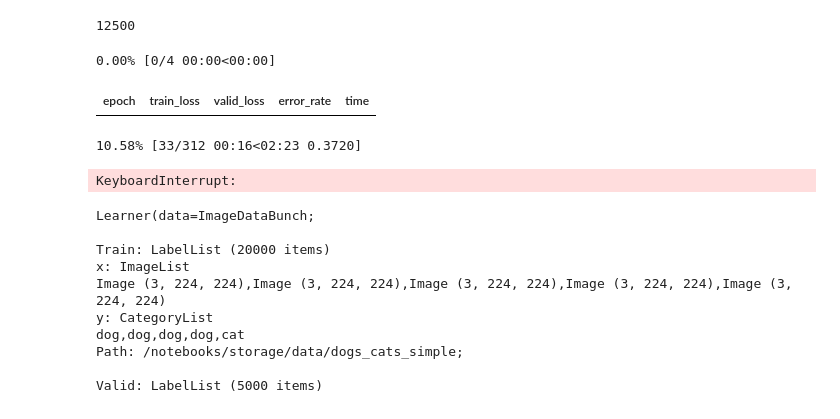
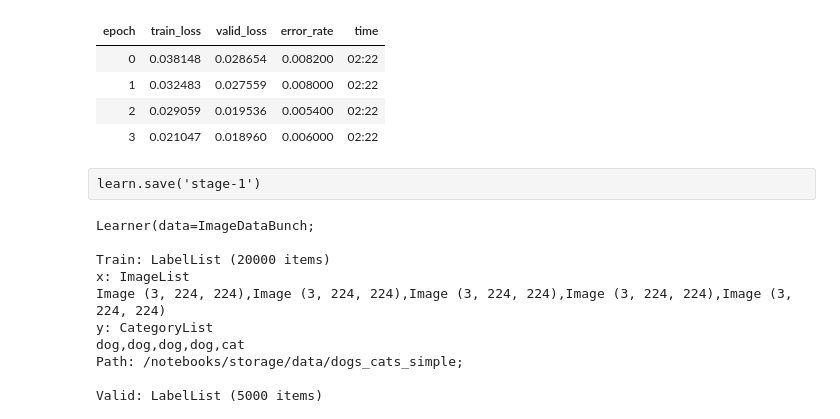
Before and after one commit to HarieshJay/Kaggle-Solutions, a Jupyter notebook: dogs-vs-cats-redux-kernels-edition/dogs_vs_cats_redux.ipynb, the cells around one changed output. Saved outputs shown, nothing was run; the diff lists cells and outputs as text; code cells hidden in the pictures.

```diff
--- a/dogs-vs-cats-redux-kernels-edition/dogs_vs_cats_redux.ipynb
+++ b/dogs-vs-cats-redux-kernels-edition/dogs_vs_cats_redux.ipynb
@@ -15,7 +23,3 @@ fnames = get_image_files(path_train)
-# %%
-len(get_image_files(path_test))
-# %% [output]
-12500
 # %%
 np.random.seed(2)
 pat = r'/([^/]+)\.\d+.jpg$'
@@ -27,9 +31,10 @@ data = ImageDataBunch.from_name_re(path, fnames, pat, ds_tfms=get_transforms(),
 # %%
 learn = cnn_learner(data, models.resnet34, metrics=error_rate)
 # %%
-learn.fit_one_cycle(4)
+learn.fit_one_cycle(4, max_lr=slice(1e-5,1e-2))
 # %% [output]
-0.00% [0/4 00:00<00:00]
 | epoch | train_loss | valid_loss | error_rate | time |
+| 0 | 0.038148 | 0.028654 | 0.008200 | 02:22 |
+| 1 | 0.032483 | 0.027559 | 0.008000 | 02:22 |
+| 2 | 0.029059 | 0.019536 | 0.005400 | 02:22 |
+| 3 | 0.021047 | 0.018960 | 0.006000 | 02:22 |
-10.58% [33/312 00:16<02:23 0.3720]
-KeyboardInterrupt:
@@ -38,3 +41,5 @@ learn.save('stage-1')
+# %% [raw]
+learn.save('stage-1')
 # %%
 learn.load('stage-1')
 # %% [output]
```
Also changed, not shown: parts of 12 cells of this notebook, 1 other file.
